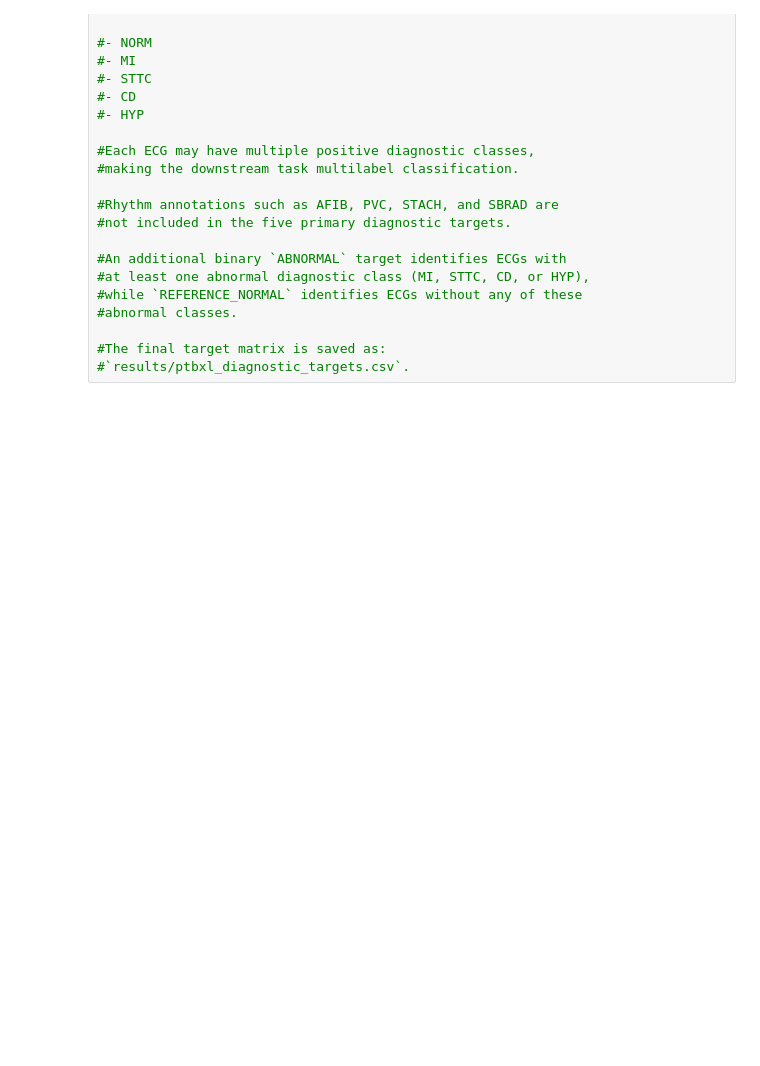
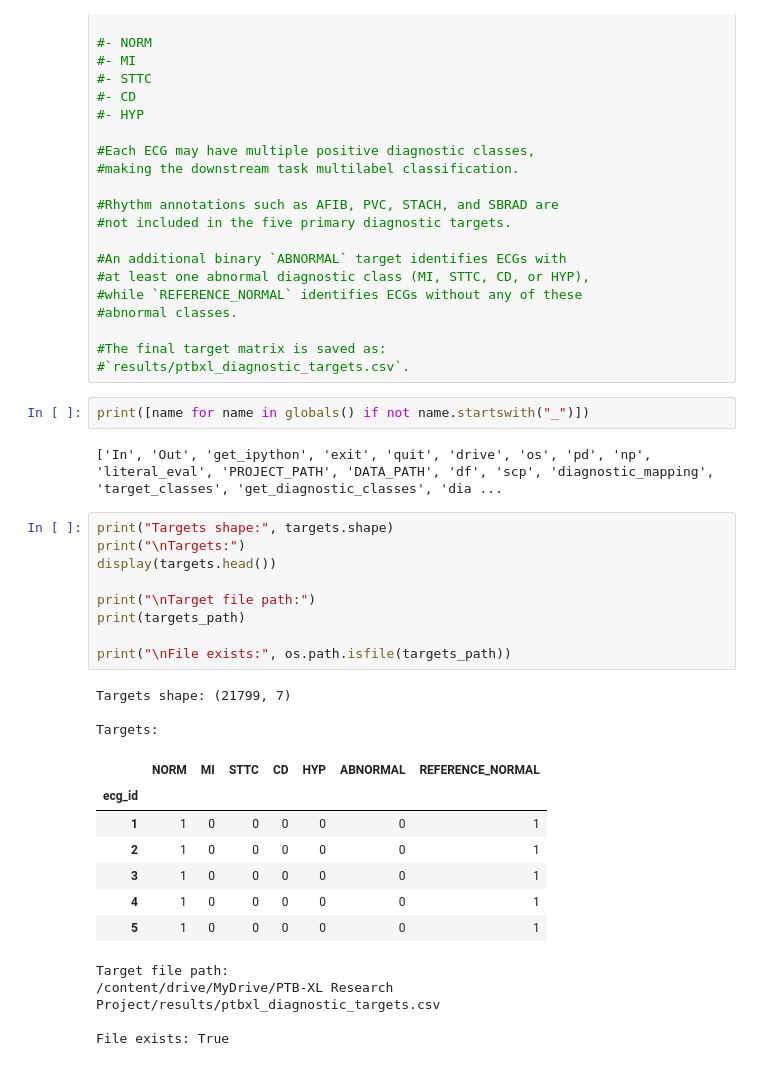
Before and after one commit to ibrahimbarghout/robust-ecg-domain-generalization, a Jupyter notebook: notebooks/04_label_construction.ipynb, the cells around one changed output. Saved outputs shown, nothing was run; the diff lists cells and outputs as text; blank space fills up the shorter version.

Commit message:
Add diagnostic label construction

```diff
--- a/notebooks/04_label_construction.ipynb
+++ b/notebooks/04_label_construction.ipynb
@@ -410,3 +410,31 @@ File exists: True
 
 #The final target matrix is saved as:
 #`results/ptbxl_diagnostic_targets.csv`.
+# %%
+print([name for name in globals() if not name.startswith("_")])
+# %% [output]
+['In', 'Out', 'get_ipython', 'exit', 'quit', 'drive', 'os', 'pd', 'np', 'literal_eval', 'PROJECT_PATH', 'DATA_PATH', 'df', 'scp', 'diagnostic_mapping', 'target_classes', 'get_diagnostic_classes', 'dia ...
+# %%
+print("Targets shape:", targets.shape)
+print("\nTargets:")
+display(targets.head())
+
+print("\nTarget file path:")
+print(targets_path)
+
+print("\nFile exists:", os.path.isfile(targets_path))
+# %% [output]
+Targets shape: (21799, 7)
+
+Targets:
+|  | NORM | MI | STTC | CD | HYP | ABNORMAL | REFERENCE_NORMAL |
+| ecg_id |  |  |  |  |  |  |  |
+| 1 | 1 | 0 | 0 | 0 | 0 | 0 | 1 |
+| 2 | 1 | 0 | 0 | 0 | 0 | 0 | 1 |
+| 3 | 1 | 0 | 0 | 0 | 0 | 0 | 1 |
+| 4 | 1 | 0 | 0 | 0 | 0 | 0 | 1 |
+| 5 | 1 | 0 | 0 | 0 | 0 | 0 | 1 |
+Target file path:
+/content/drive/MyDrive/PTB-XL Research Project/results/ptbxl_diagnostic_targets.csv
+
+File exists: True
```
Also changed, not shown: parts of 1 cell of this notebook.
